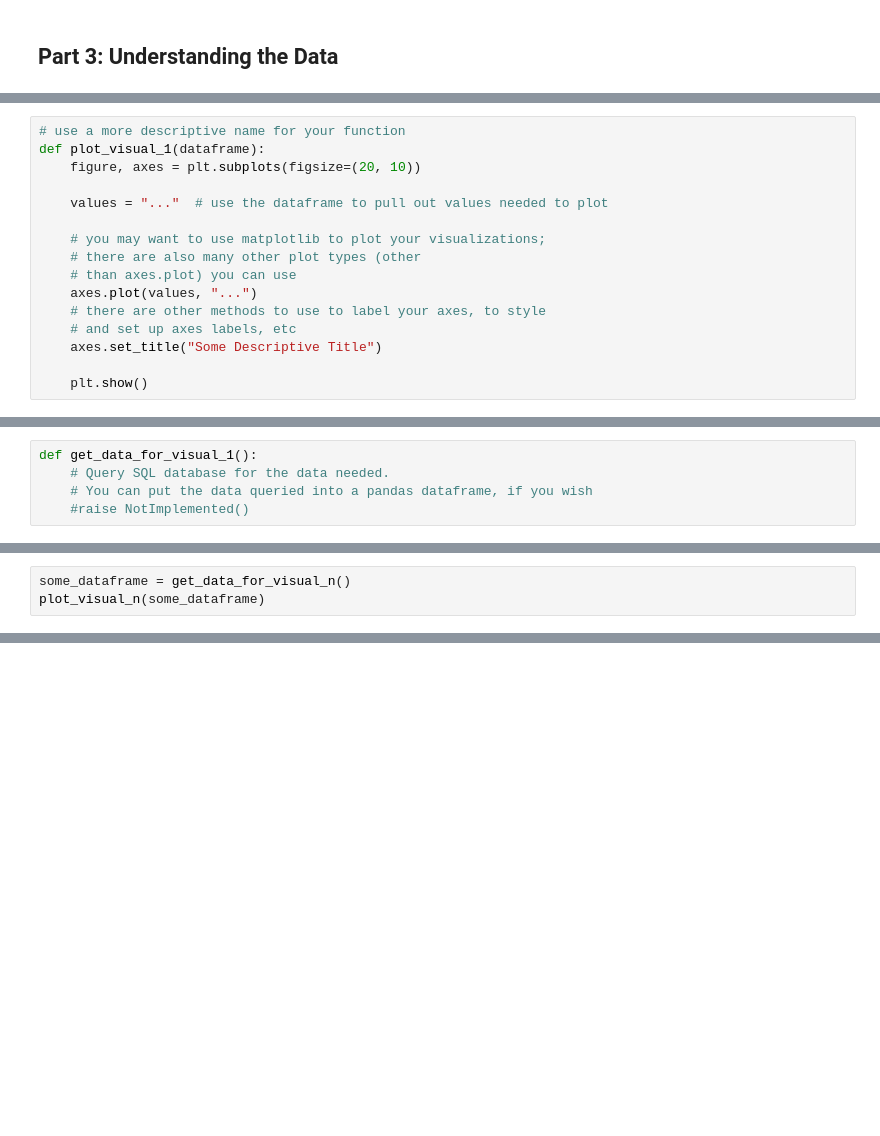
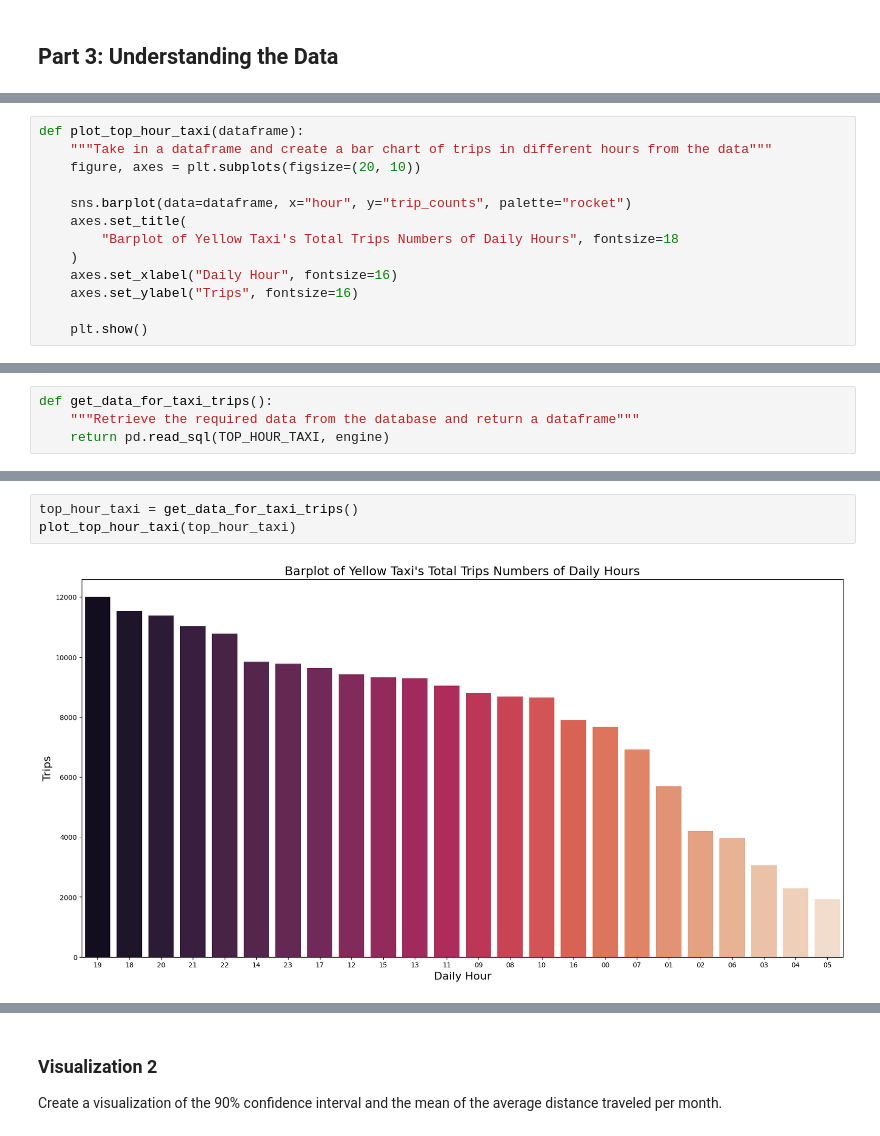
Before and after one commit to zhang-yixin912/4501_final_project, a Jupyter notebook: 4501_Final_Project.ipynb, the cells around one changed output, grey strips where cells are left out. Saved outputs shown, nothing was run; the diff lists cells and outputs as text; blank space fills up the shorter version.

```diff
--- a/4501_Final_Project.ipynb
+++ b/4501_Final_Project.ipynb
@@ -745,16 +613,13 @@ _The example below makes use of the `matplotlib` library. There are other librar
 # %%
-# use a more descriptive name for your function
-def plot_visual_1(dataframe):
+def plot_top_hour_taxi(dataframe):
+    """Take in a dataframe and create a bar chart of trips in different hours from the data"""
     figure, axes = plt.subplots(figsize=(20, 10))
 
-    values = "..."  # use the dataframe to pull out values needed to plot
-
-    # you may want to use matplotlib to plot your visualizations;
-    # there are also many other plot types (other
-    # than axes.plot) you can use
-    axes.plot(values, "...")
-    # there are other methods to use to label your axes, to style
-    # and set up axes labels, etc
-    axes.set_title("Some Descriptive Title")
+    sns.barplot(data=dataframe, x="hour", y="trip_counts", palette="rocket")
+    axes.set_title(
+        "Barplot of Yellow Taxi's Total Trips Numbers of Daily Hours", fontsize=18
+    )
+    axes.set_xlabel("Daily Hour", fontsize=16)
+    axes.set_ylabel("Trips", fontsize=16)
 
     plt.show()
@@ -761,5 +628,4 @@ def plot_visual_1(dataframe):
 # %%
-def get_data_for_visual_1():
-    # Query SQL database for the data needed.
-    # You can put the data queried into a pandas dataframe, if you wish
-    #raise NotImplemented()
+def get_data_for_taxi_trips():
+    """Retrieve the required data from the database and return a dataframe"""
+    return pd.read_sql(TOP_HOUR_TAXI, engine)
@@ -766,3 +634,5 @@ def get_data_for_visual_1():
 # %%
-some_dataframe = get_data_for_visual_n()
-plot_visual_n(some_dataframe)
+top_hour_taxi = get_data_for_taxi_trips()
+plot_top_hour_taxi(top_hour_taxi)
+# %% [output]
+[figure, added]
@@ -768,0 +640,4 @@ plot_visual_n(some_dataframe)
+# %% [markdown]
+### Visualization 2
+
+Create a visualization of the 90% confidence interval and the mean of the average distance traveled per month.
```
Also changed, not shown: parts of 90 cells of this notebook.
